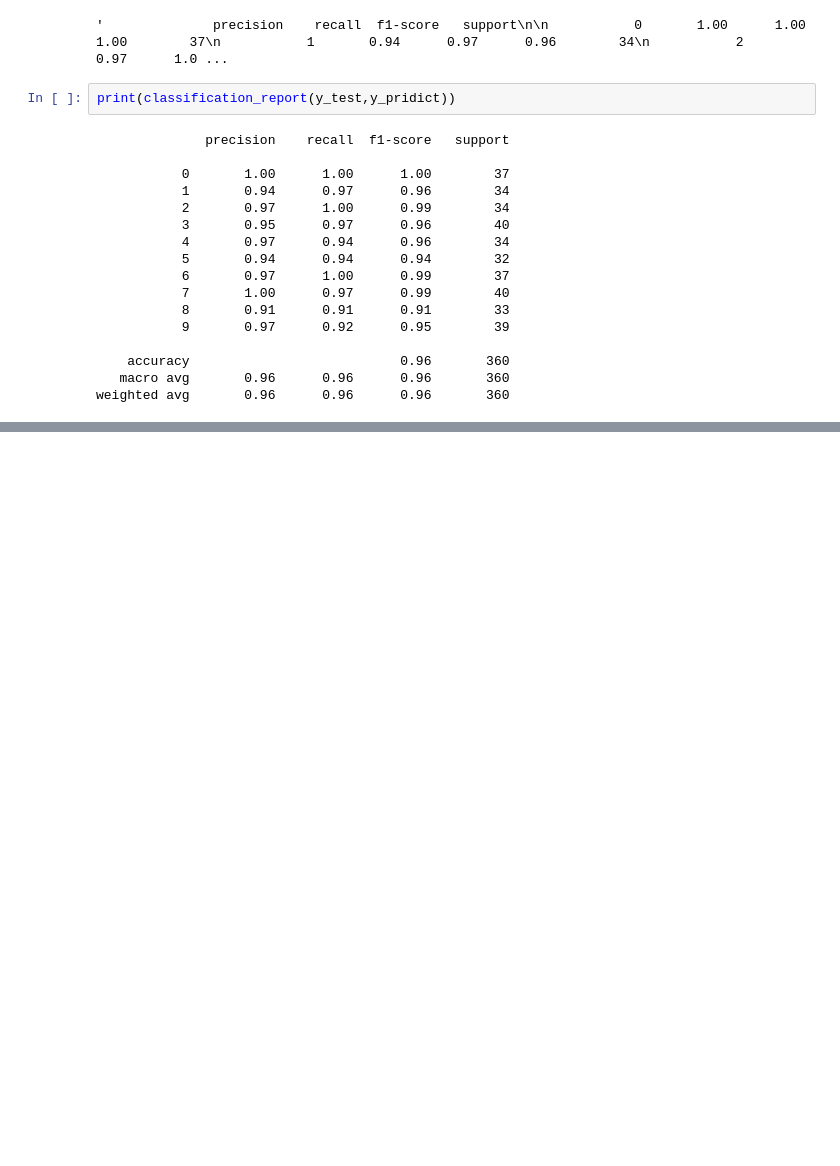
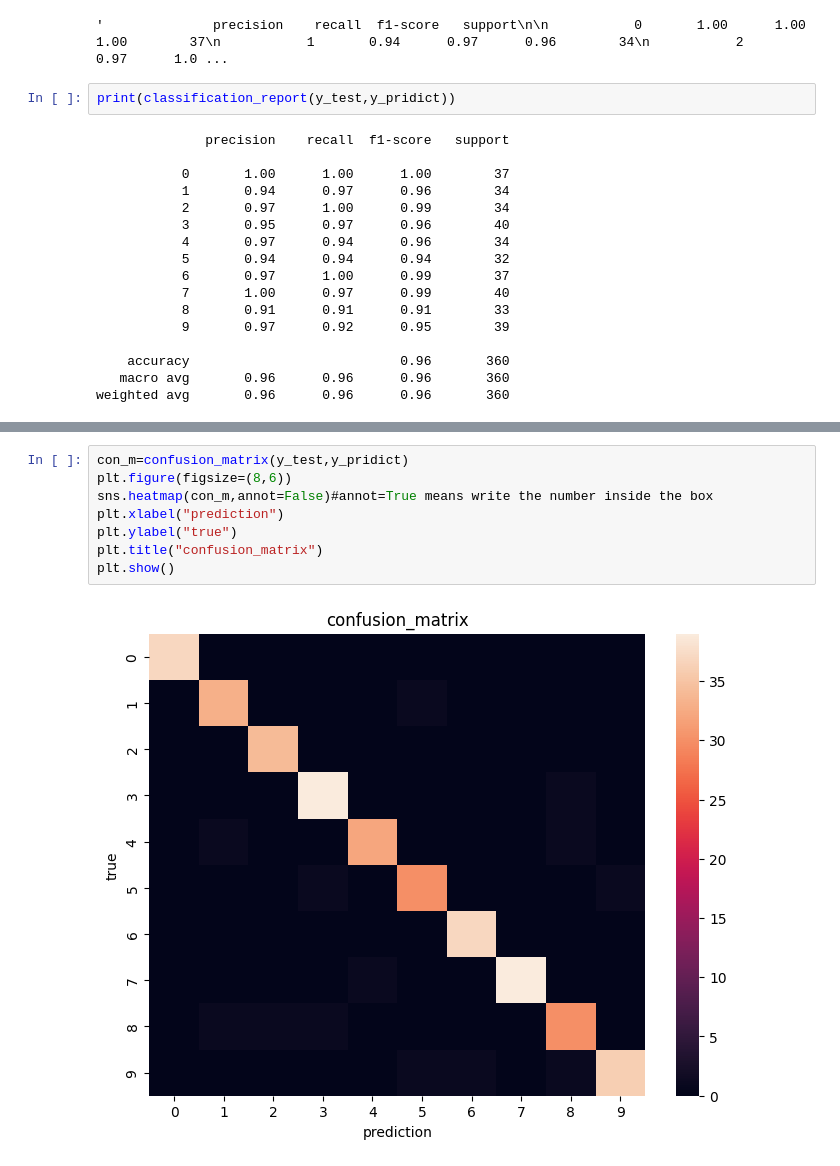
Before and after one commit to Ashumehta1/knn_practices, a Jupyter notebook: knn_digits.ipynb, the cells around one changed output, grey strips where cells are left out. Drawn from its saved outputs; the diff is of its cells as text; blank space fills up the shorter version.

```diff
--- a/knn_digits.ipynb
+++ b/knn_digits.ipynb
@@ -126,0 +145,10 @@ weighted avg       0.96      0.96      0.96       360
+# %%
+con_m=confusion_matrix(y_test,y_pridict)
+plt.figure(figsize=(8,6))
+sns.heatmap(con_m,annot=False)#annot=True means write the number inside the box
+plt.xlabel("prediction")
+plt.ylabel("true")
+plt.title("confusion_matrix")
+plt.show()
+# %% [output]
+[figure, added]
```
Also changed, not shown: parts of 3 cells of this notebook.
